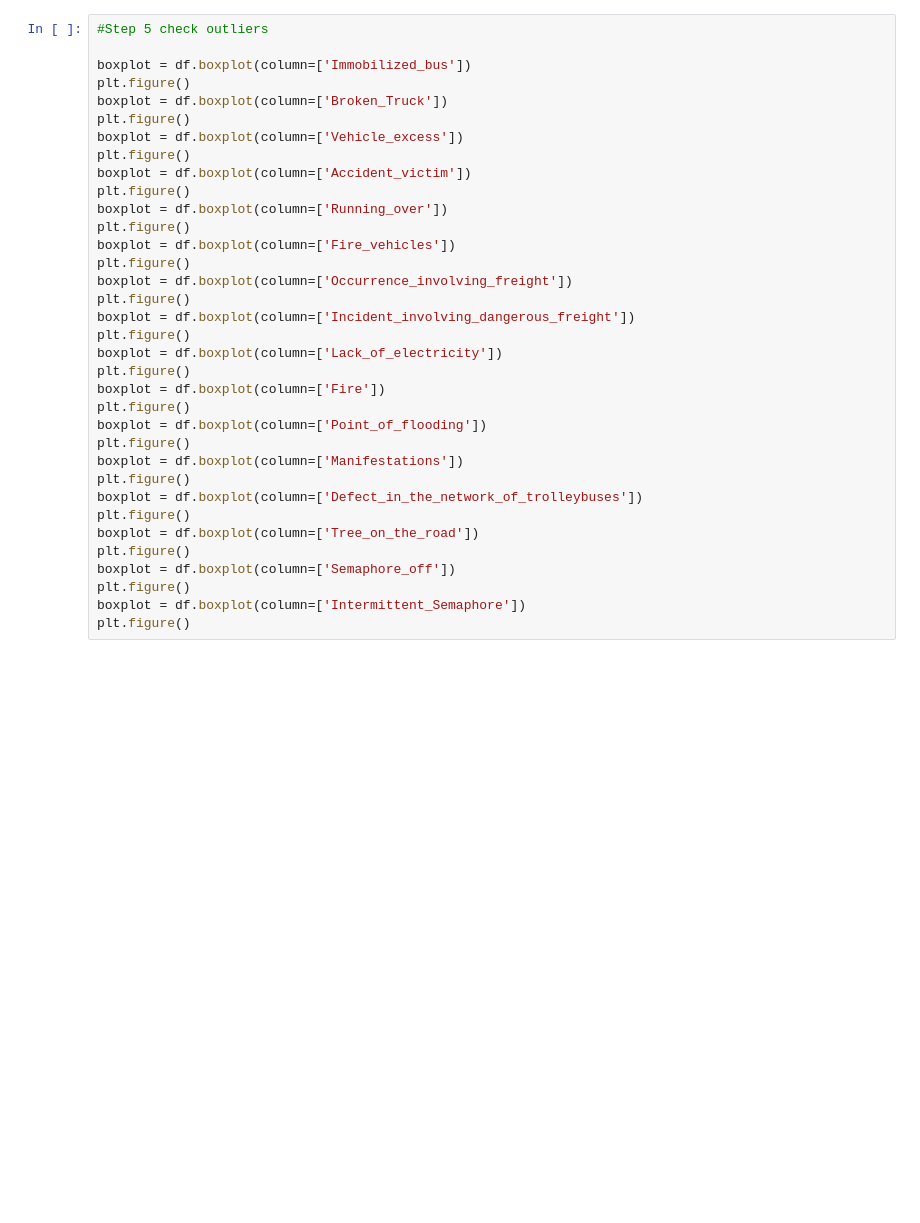
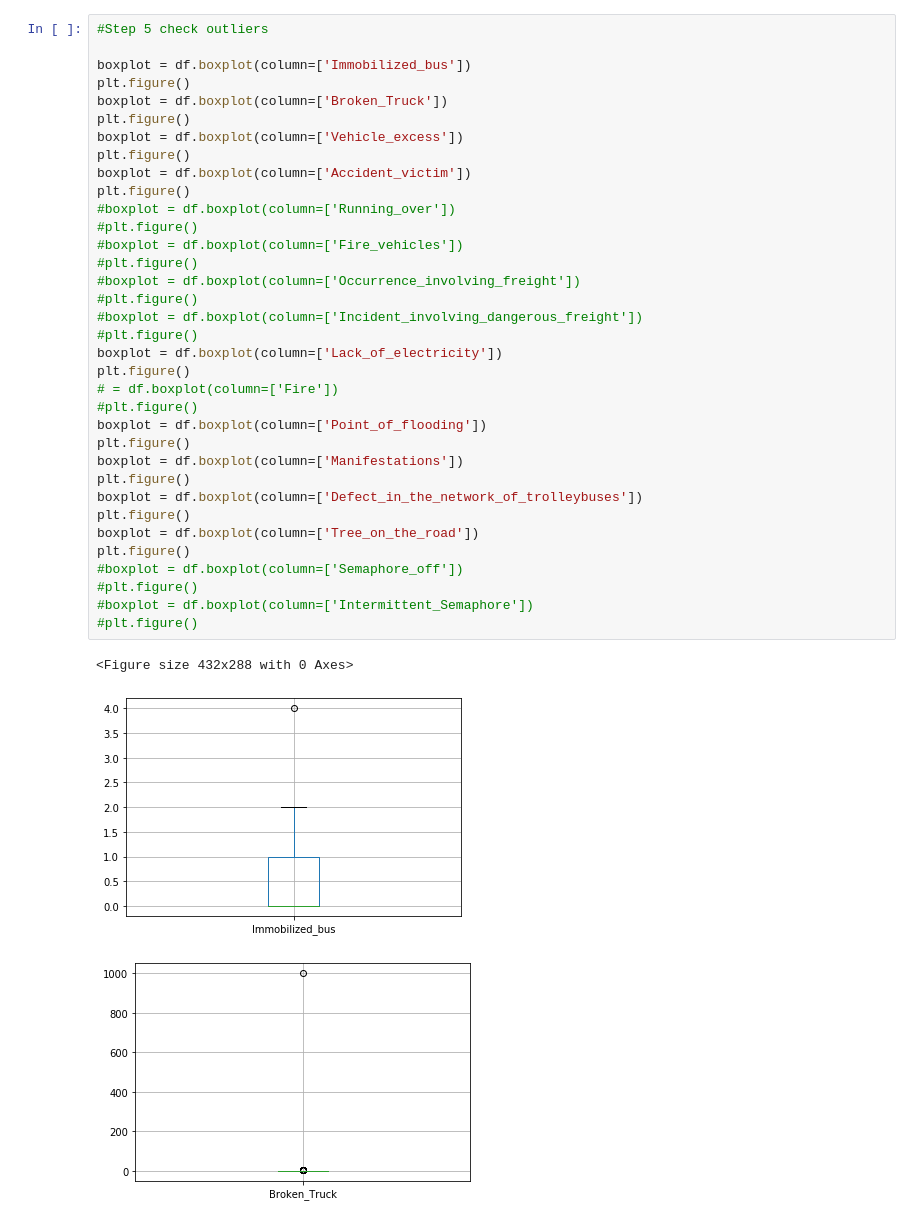
Before and after one commit to bhargavaapoorv/DataScienceOnTraffic, a Jupyter notebook: FE_Project.ipynb, the cells around one changed output. Drawn from its saved outputs; the diff is of its cells as text; blank space fills up the shorter version.

```diff
--- a/FE_Project.ipynb
+++ b/FE_Project.ipynb
@@ -111,35 +124,39 @@ None
 # %%
 #Step 5 check outliers
 
 boxplot = df.boxplot(column=['Immobilized_bus'])
 plt.figure()
 boxplot = df.boxplot(column=['Broken_Truck'])
 plt.figure()
 boxplot = df.boxplot(column=['Vehicle_excess'])
 plt.figure()
 boxplot = df.boxplot(column=['Accident_victim'])
 plt.figure()
-boxplot = df.boxplot(column=['Running_over'])
-plt.figure()
-boxplot = df.boxplot(column=['Fire_vehicles'])
-plt.figure()
-boxplot = df.boxplot(column=['Occurrence_involving_freight'])
-plt.figure()
-boxplot = df.boxplot(column=['Incident_involving_dangerous_freight'])
-plt.figure()
+#boxplot = df.boxplot(column=['Running_over'])
+#plt.figure()
+#boxplot = df.boxplot(column=['Fire_vehicles'])
+#plt.figure()
+#boxplot = df.boxplot(column=['Occurrence_involving_freight'])
+#plt.figure()
+#boxplot = df.boxplot(column=['Incident_involving_dangerous_freight'])
+#plt.figure()
 boxplot = df.boxplot(column=['Lack_of_electricity'])
 plt.figure()
-boxplot = df.boxplot(column=['Fire'])
-plt.figure()
+# = df.boxplot(column=['Fire'])
+#plt.figure()
 boxplot = df.boxplot(column=['Point_of_flooding'])
 plt.figure()
 boxplot = df.boxplot(column=['Manifestations'])
 plt.figure()
 boxplot = df.boxplot(column=['Defect_in_the_network_of_trolleybuses'])
 plt.figure()
 boxplot = df.boxplot(column=['Tree_on_the_road'])
 plt.figure()
-boxplot = df.boxplot(column=['Semaphore_off'])
-plt.figure()
-boxplot = df.boxplot(column=['Intermittent_Semaphore'])
-plt.figure()
+#boxplot = df.boxplot(column=['Semaphore_off'])
+#plt.figure()
+#boxplot = df.boxplot(column=['Intermittent_Semaphore'])
+#plt.figure()
+# %% [output]
+<Figure size 432x288 with 0 Axes>
+[figure, added]
+[figure, added]
```
Also changed, not shown: parts of 5 cells of this notebook.
